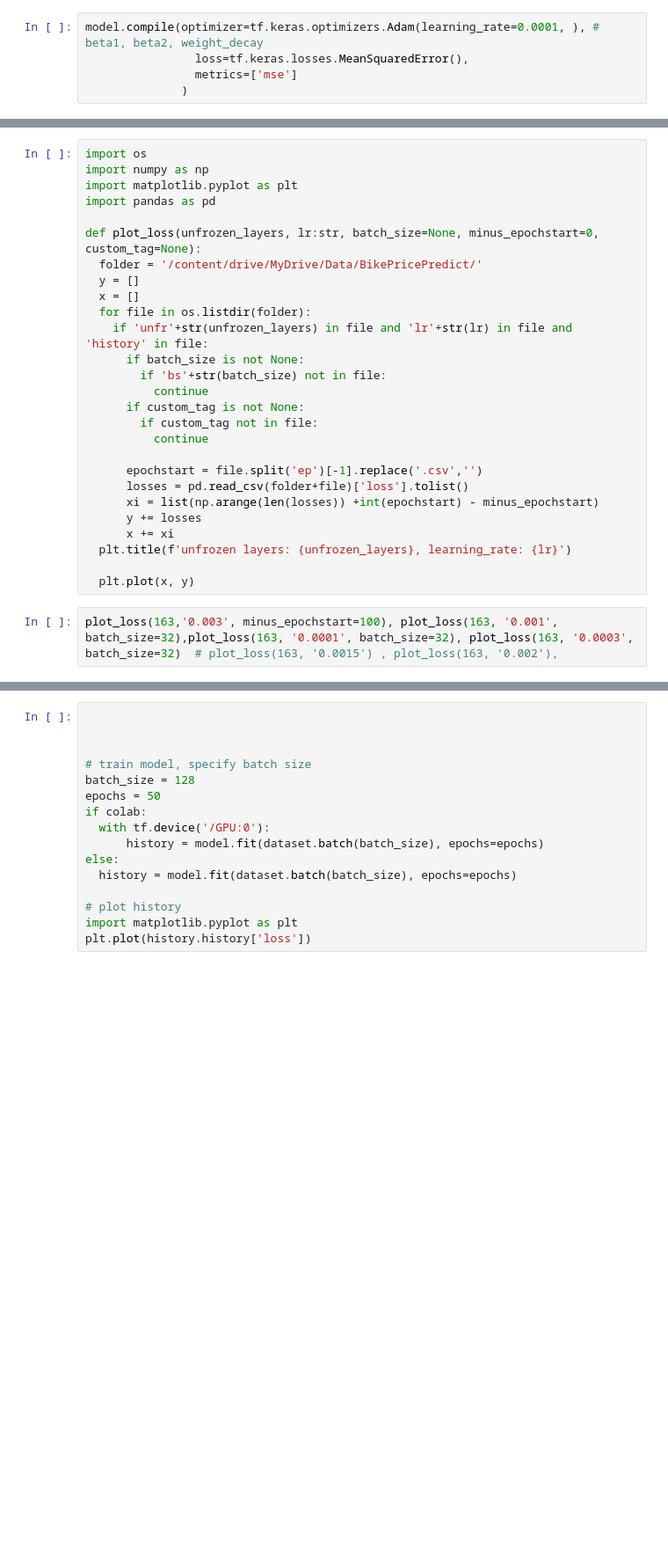
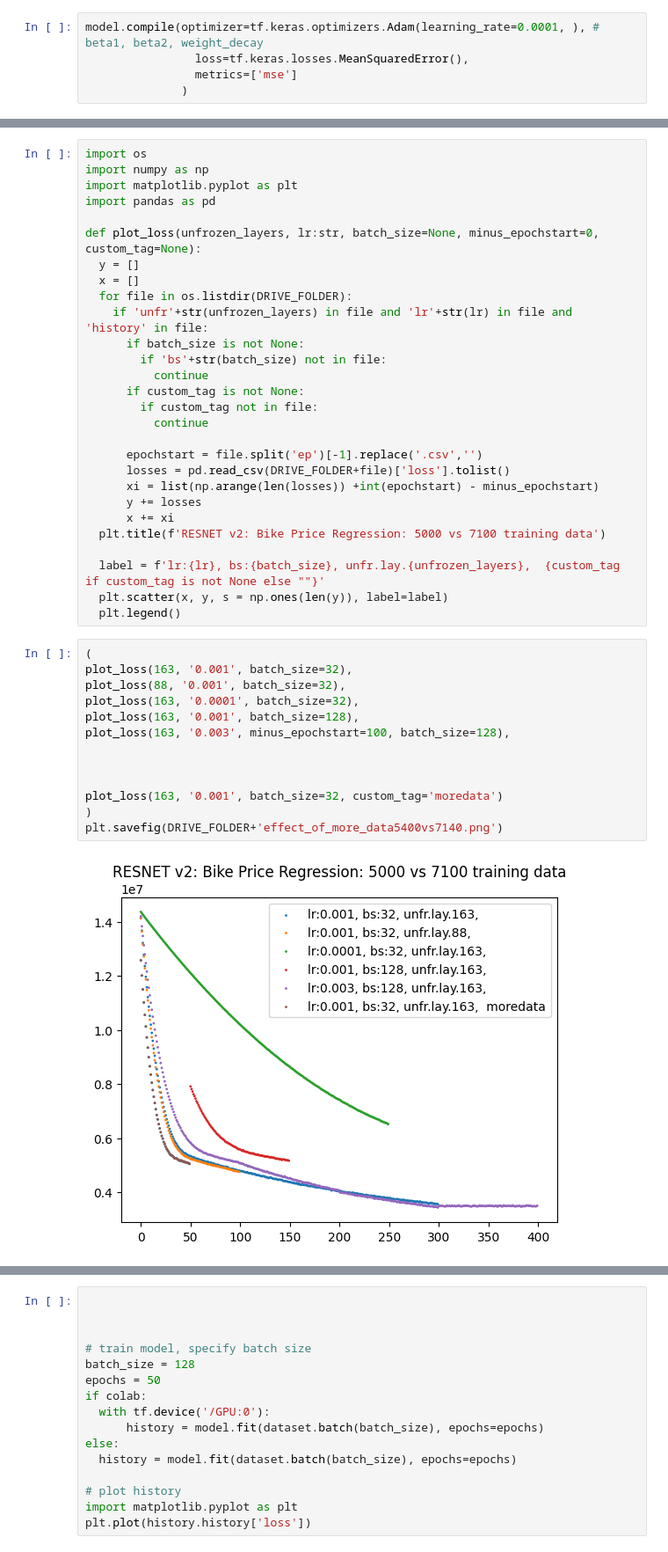
Before and after one commit to AmosDinh/BikePricePredict, a Jupyter notebook: BikePricePredict.ipynb, the cells around one changed output, grey strips where cells are left out. Shown at 88% size. Drawn from its saved outputs; the diff is of its cells as text; blank space fills up the shorter version.

```diff
--- a/BikePricePredict.ipynb
+++ b/BikePricePredict.ipynb
@@ -249,10 +230,9 @@ import matplotlib.pyplot as plt
 import pandas as pd
 
 def plot_loss(unfrozen_layers, lr:str, batch_size=None, minus_epochstart=0, custom_tag=None):
-  folder = '/content/drive/MyDrive/Data/BikePricePredict/'
   y = []
   x = []
-  for file in os.listdir(folder):
+  for file in os.listdir(DRIVE_FOLDER):
     if 'unfr'+str(unfrozen_layers) in file and 'lr'+str(lr) in file and 'history' in file:
       if batch_size is not None:
         if 'bs'+str(batch_size) not in file:
@@ -262,12 +242,27 @@ def plot_loss(unfrozen_layers, lr:str, batch_size=None, minus_epochstart=0, cust
           continue
 
       epochstart = file.split('ep')[-1].replace('.csv','')
-      losses = pd.read_csv(folder+file)['loss'].tolist()
+      losses = pd.read_csv(DRIVE_FOLDER+file)['loss'].tolist()
       xi = list(np.arange(len(losses)) +int(epochstart) - minus_epochstart)
       y += losses
       x += xi
-  plt.title(f'unfrozen layers: {unfrozen_layers}, learning_rate: {lr}')
+  plt.title(f'RESNET v2: Bike Price Regression: 5000 vs 7100 training data')
 
-  plt.plot(x, y)
+  label = f'lr:{lr}, bs:{batch_size}, unfr.lay.{unfrozen_layers},  {custom_tag if custom_tag is not None else ""}'
+  plt.scatter(x, y, s = np.ones(len(y)), label=label)
+  plt.legend()
 # %%
-plot_loss(163,'0.003', minus_epochstart=100), plot_loss(163, '0.001', batch_size=32),plot_loss(163, '0.0001', batch_size=32), plot_loss(163, '0.0003', batch_size=32)  # plot_loss(163, '0.0015') , plot_loss(163, '0.002'),
+(
+plot_loss(163, '0.001', batch_size=32),
+plot_loss(88, '0.001', batch_size=32),
+plot_loss(163, '0.0001', batch_size=32),
+plot_loss(163, '0.001', batch_size=128),
+plot_loss(163, '0.003', minus_epochstart=100, batch_size=128),
+
+
+
+plot_loss(163, '0.001', batch_size=32, custom_tag='moredata')
+)
+plt.savefig(DRIVE_FOLDER+'effect_of_more_data5400vs7140.png')
+# %% [output]
+[figure, added]
```
Also changed, not shown: parts of 15 cells of this notebook.
